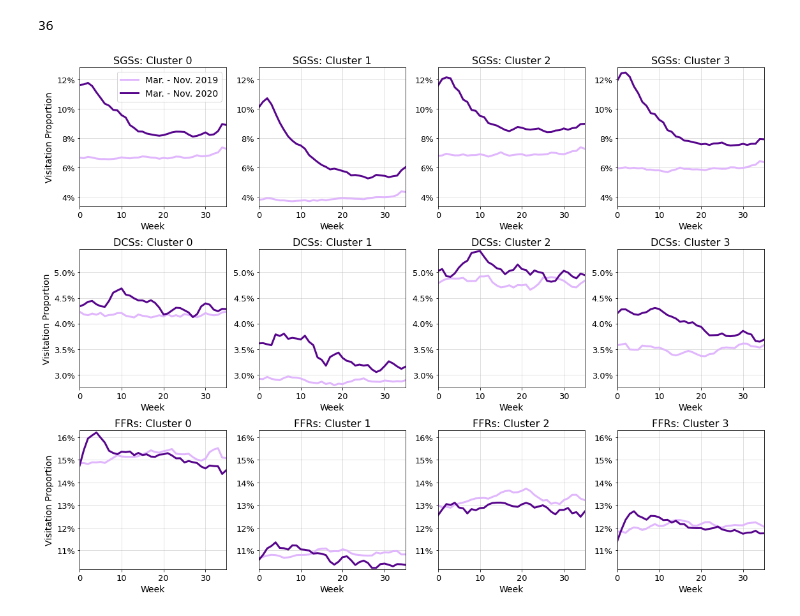
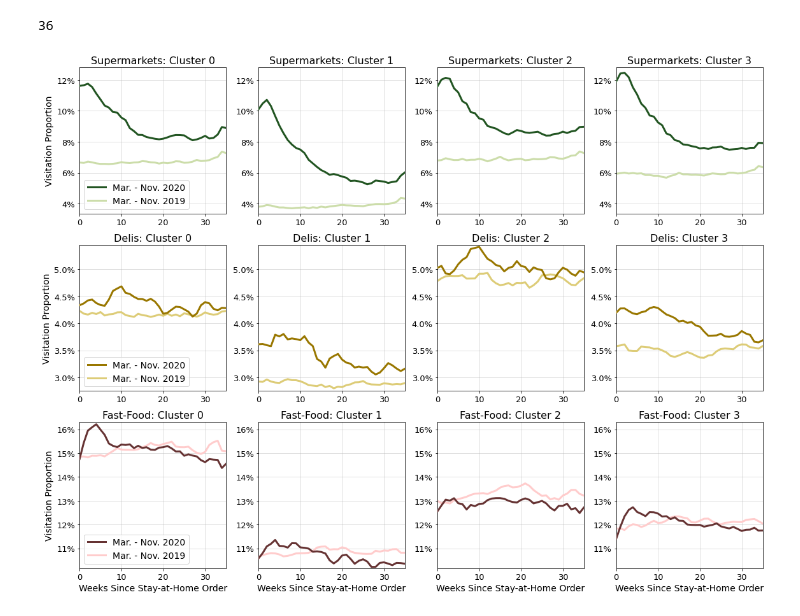
Before and after one commit to cpcarey/nyu-cusp-food-access, a Jupyter notebook: notebooks/cc0105_modified_mobility_patterns_with_cluster.ipynb, the cells around one changed output. Saved outputs shown, nothing was run; the diff lists cells and outputs as text; code cells hidden in the pictures.

Commit message:
Add latest cluster time plot.

```diff
--- a/notebooks/cc0105_modified_mobility_patterns_with_cluster.ipynb
+++ b/notebooks/cc0105_modified_mobility_patterns_with_cluster.ipynb
@@ -56,8 +33,8 @@ DATE_START_PRE_COVID_ROLLING = pd.to_datetime('2019-03-11 00:00:00-05:00')
 DATE_END_PRE_COVID_ROLLING = pd.to_datetime('2019-12-02 00:00:00-05:00')
 
 # Start of COVID-19 Pandemic Period
-DATE_START_COVID_ROLLING = pd.to_datetime('2020-03-16 00:00:00-05:00')
-DATE_END_COVID_ROLLING = pd.to_datetime('2020-11-23 00:00:00-05:00')
+DATE_START_COVID = pd.to_datetime('2020-03-16 00:00:00-05:00')
+DATE_END_COVID = pd.to_datetime('2020-11-23 00:00:00-05:00')
 
 # Start of COVID-19 Pandemic Period -/+ 1 week
 DATE_START_COVID_ROLLING = pd.to_datetime('2020-03-09 00:00:00-05:00')
@@ -113,7 +92,7 @@ poi = pd.read_csv('./exports/poi_health_recategorized.csv')
 other_retail = [
     'Beer, Wine, and Liquor Stores',
     'Big Box Grocers',
-    'Delis and Convenience Stores',
+    #'Delis and Convenience Stores',
     'Food Services',
     'General Merchandise Stores',
     'Specialty Food Stores',
@@ -226,38 +313,47 @@ plot_categories = [
     tp20.columns.levels[0][1],
 ]
 
-category_names = ['SGSs', 'DCSs', 'FFRs']
+category_names = ['Supermarkets', 'Delis', 'Fast-Food']
+
+pcolors = [
+    ('#225522', '#ccddaa'),
+    ('#997700', '#ddcc77'),
+    ('#663333', '#ffcccc'),
+]
 
 s = 4
 fig, ax = plt.subplots(len(plot_categories), 4, figsize=(s * 4, s * len(plot_categories)))
 
+    #fig.suptitle('Visitation for %s ' % category,
+    #             fontsize=16,
+    #             verticalalignment='top')
 for i, category in enumerate(plot_categories):
 
     min_y = 1
     max_y = 0
 
     for cl in range(4):
-        tp19[(category, cl)].plot(ax=ax[i, cl], label='Mar. - Nov. 2019', legend=(i==0 and cl==0), color=COLORS[1], linewidth=3)
-        tp20[(category, cl)].plot(ax=ax[i, cl], label='Mar. - Nov. 2020', legend=(i==0 and cl==0), color=COLORS[0], linewidth=3)
+        tp20[(category, cl)].plot(ax=ax[i, cl], label='Mar. - Nov. 2020', legend=(i==0 and cl==0), color=pcolors[i][0], linewidth=3, zorder=3)
+        tp19[(category, cl)].plot(ax=ax[i, cl], label='Mar. - Nov. 2019', legend=(i==0 and cl==0), color=pcolors[i][1], linewidth=3, zorder=2)
         ax[i, cl].set_title(f'{category_names[i]}: Cluster {cl}', fontsize=FONT_SIZE_TITLE)
         min_y = min(min_y, ax[i, cl].get_ylim()[0])
         max_y = max(max_y, ax[i, cl].get_ylim()[1])
 
         ax[i, cl].grid(color='#bdbdbd', alpha=0.6, zorder=1)
 
     for cl in range(4):
         ax[i, cl].set_xlim([0, len(tp20) - 1])
-        ax[i, cl].set_xlabel('Week', fontsize=FONT_SIZE_AXIS)
+        if i == 2:
+            ax[i, cl].set_xlabel('Weeks Since Stay-at-Home Order', fontsize=FONT_SIZE_AXIS)
         ax[i, cl].set_ylim([min_y, max_y])
         ax[i, cl].tick_params(axis='x', labelsize=FONT_SIZE_TICKS)
         ax[i, cl].tick_params(axis='y', labelsize=FONT_SIZE_TICKS)
         ax[i, cl].yaxis.set_major_formatter(mtick.PercentFormatter(1.0, decimals=(1 if i == 1 else 0)))
         ax[i, 0].set_ylabel('Visitation Proportion', fontsize=FONT_SIZE_AXIS)
 
-    if i == 0:
-        ax[0, 0].legend(fontsize=FONT_SIZE_LEGEND)
+    ax[i, 0].legend(fontsize=FONT_SIZE_LEGEND, loc='lower left')
 
 plt.tight_layout()
 plt.show()
 # %% [output]
-[figure, old version]
+[figure, new version]
```
Also changed, not shown: parts of 27 cells of this notebook.
